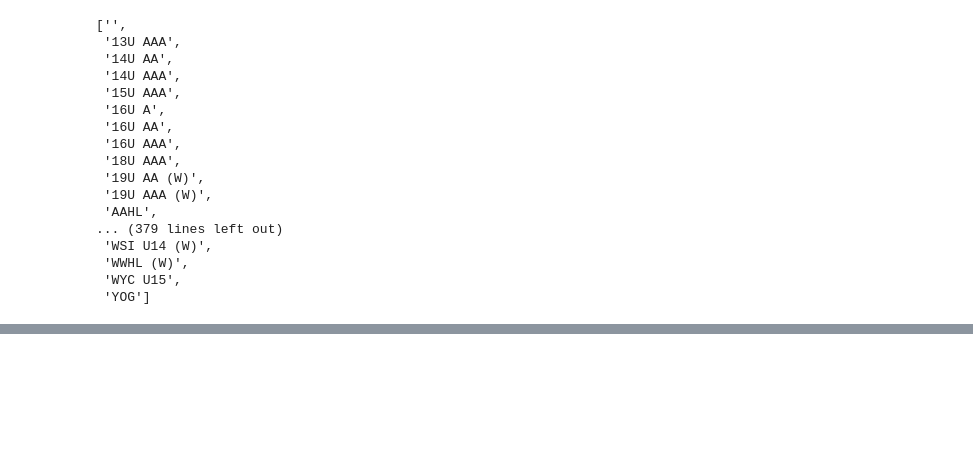
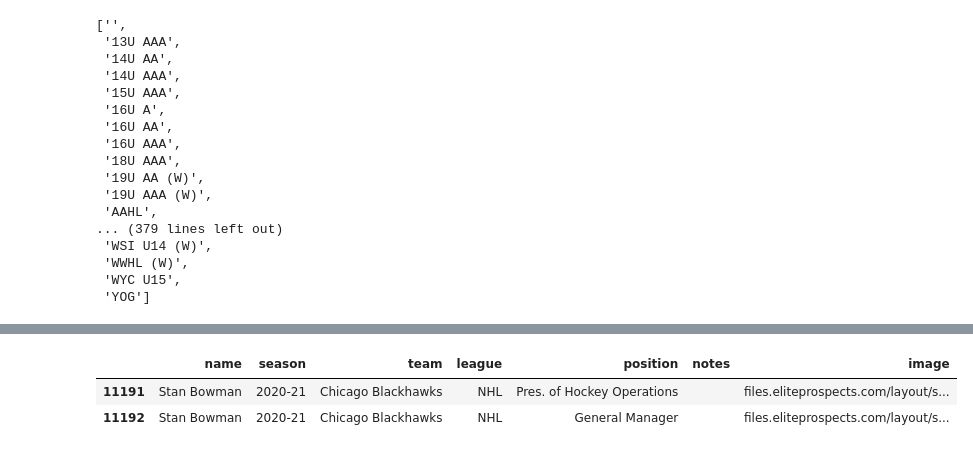
Before and after one commit to shawzy2/nhl_gm_knowledge_graph, a Jupyter notebook: notebook/staff-analyzer.ipynb, the cells around one changed output, grey strips where cells are left out. Cells and saved outputs as stored; diff of their text form; code cells hidden in the pictures; blank space fills up the shorter version.

```diff
--- a/notebook/staff-analyzer.ipynb
+++ b/notebook/staff-analyzer.ipynb
@@ -431,0 +545,6 @@ sorted(df['league'].unique().tolist())
+# %%
+df[(df['season']=='2020-21') & (df['name']=='Stan Bowman')]
+# %% [output]
+|  | name | season | team | league | position | notes | image |
+| 11191 | Stan Bowman | 2020-21 | Chicago Blackhawks | NHL | Pres. of Hockey Operations |  | files.eliteprospects.com/layout/s... |
+| 11192 | Stan Bowman | 2020-21 | Chicago Blackhawks | NHL | General Manager |  | files.eliteprospects.com/layout/s... |
```
Also changed, not shown: parts of 10 cells of this notebook, 3 other files.
